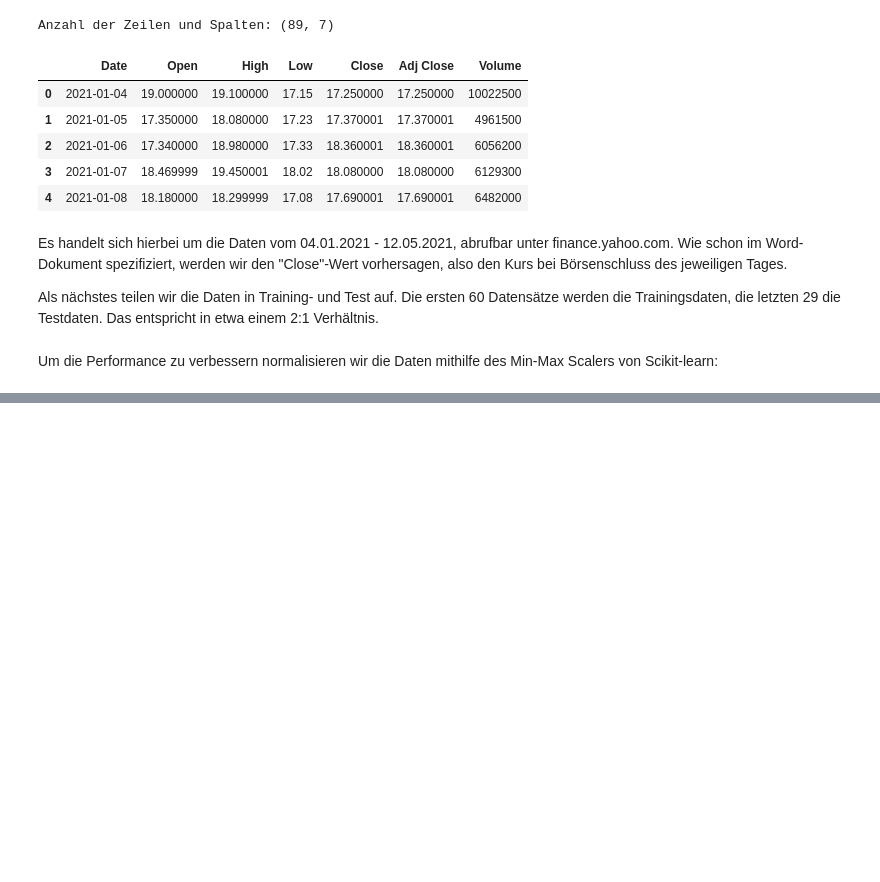
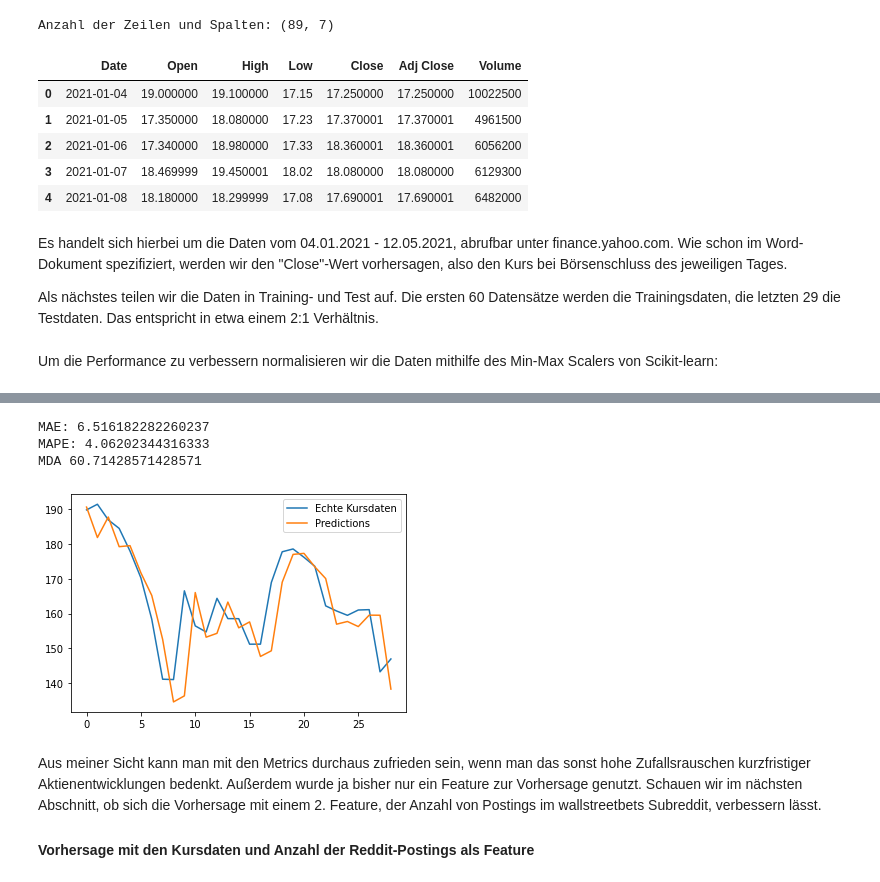
Before and after one commit to Emixeras/gameStopStockPrediction, a Jupyter notebook: notebooks/rnn_prediction_in_python.ipynb, the cells around one changed output, grey strips where cells are left out. Saved outputs shown, nothing was run; the diff lists cells and outputs as text; code cells hidden in the pictures; blank space fills up the shorter version.

```diff
--- a/notebooks/rnn_prediction_in_python.ipynb
+++ b/notebooks/rnn_prediction_in_python.ipynb
@@ -159,0 +304,10 @@ Epoch 100/100
+# %%
+def mda(actual: np.ndarray, predicted: np.ndarray):
+    """ Mean Directional Accuracy """
+    return np.mean((np.sign(actual[1:] - actual[:-1]) == np.sign(predicted[1:] - predicted[:-1])).astype(int))
+
+from sklearn import metrics
+# Metrics
+print("MAE:", metrics.mean_absolute_error(test_data, predicted_stock_price))
+print("MAPE:", metrics.mean_absolute_percentage_error(test_data, predicted_stock_price) * 100)
+print("MDA", mda(test_data, predicted_stock_price) * 100)
@@ -159,0 +383,27 @@ Epoch 100/100
+# %%
+from tensorflow import keras
+model = keras.models.load_model("../models/best_close_model")
+
+predicted_stock_price = model.predict(X_test)
+predicted_stock_price = normalizer.inverse_transform(predicted_stock_price)
+
+print("MAE:", metrics.mean_absolute_error(test_data, predicted_stock_price))
+print("MAPE:", metrics.mean_absolute_percentage_error(test_data, predicted_stock_price) * 100)
+print("MDA", mda(test_data, predicted_stock_price) * 100)
+
+pyplot.plot(test_data, label="Echte Kursdaten")
+pyplot.plot(predicted_stock_price, label="Predictions")
+pyplot.legend()
+pyplot.show()
+# %% [output]
+MAE: 6.516182282260237
+MAPE: 4.06202344316333
+MDA 60.71428571428571
+[figure, added]
+# %% [markdown]
+Aus meiner Sicht kann man mit den Metrics durchaus zufrieden sein, wenn man das sonst hohe Zufallsrauschen kurzfristiger Aktienentwicklungen bedenkt.
+Außerdem wurde ja bisher nur ein Feature zur Vorhersage genutzt. Schauen wir im nächsten Abschnitt, ob sich die Vorhersage mit einem 2. Feature, der Anzahl
+von Postings im wallstreetbets Subreddit, verbessern lässt.
+
+
+#### Vorhersage mit den Kursdaten und Anzahl der Reddit-Postings als Feature
```
Also changed, not shown: parts of 23 cells of this notebook, 12 other files.
